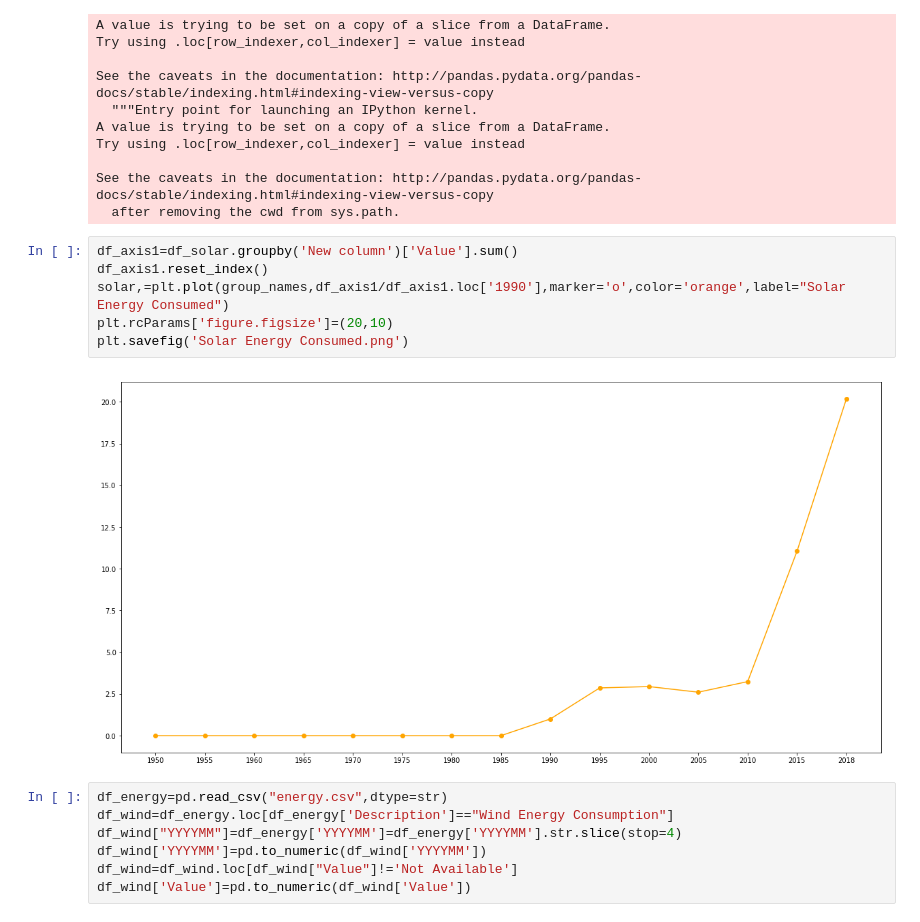
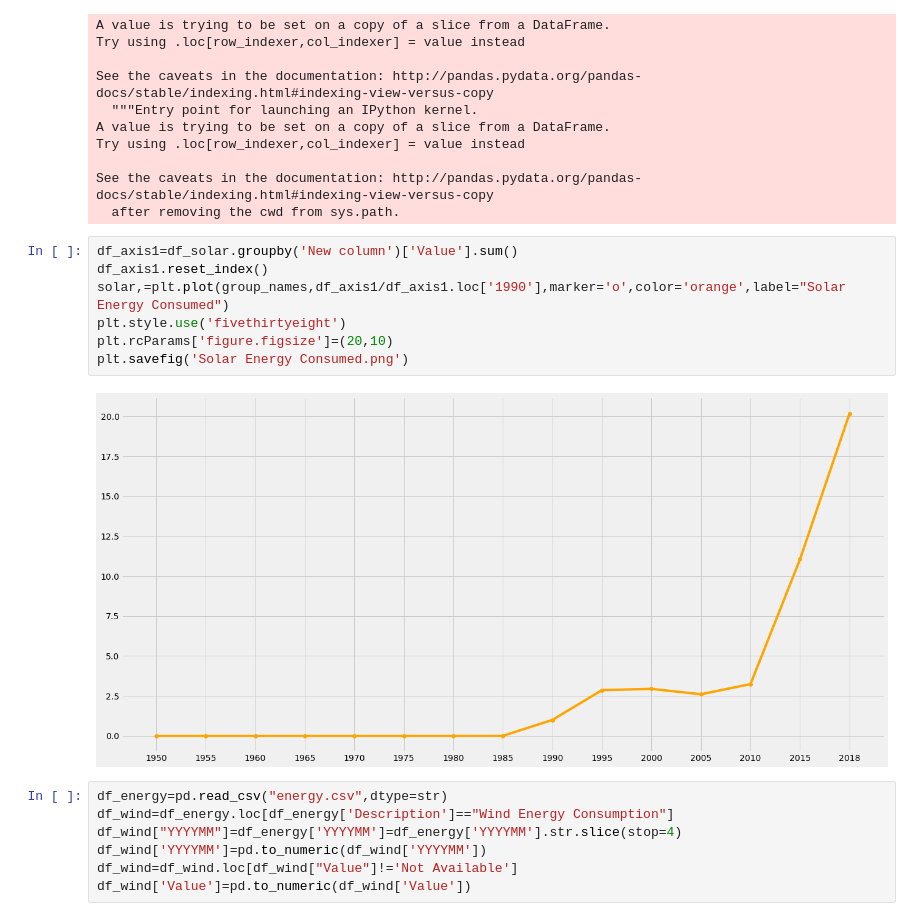
Before and after one commit to seantibbitts/project_1, a Jupyter notebook: Project1.ipynb, the cells around one changed output. Cells and saved outputs as stored; diff of their text form.

```diff
--- a/Project1.ipynb
+++ b/Project1.ipynb
@@ -41,11 +41,12 @@ See the caveats in the documentation: http://pandas.pydata.org/pandas-docs/stabl
 # %%
 df_axis1=df_solar.groupby('New column')['Value'].sum()
 df_axis1.reset_index()
 solar,=plt.plot(group_names,df_axis1/df_axis1.loc['1990'],marker='o',color='orange',label="Solar Energy Consumed")
+plt.style.use('fivethirtyeight')
 plt.rcParams['figure.figsize']=(20,10)
 plt.savefig('Solar Energy Consumed.png')
 # %% [output]
-[figure, old version]
+[figure, new version]
 # %%
 df_energy=pd.read_csv("energy.csv",dtype=str)
 df_wind=df_energy.loc[df_energy['Description']=="Wind Energy Consumption"]
```
Also changed, not shown: parts of 3 cells of this notebook.
